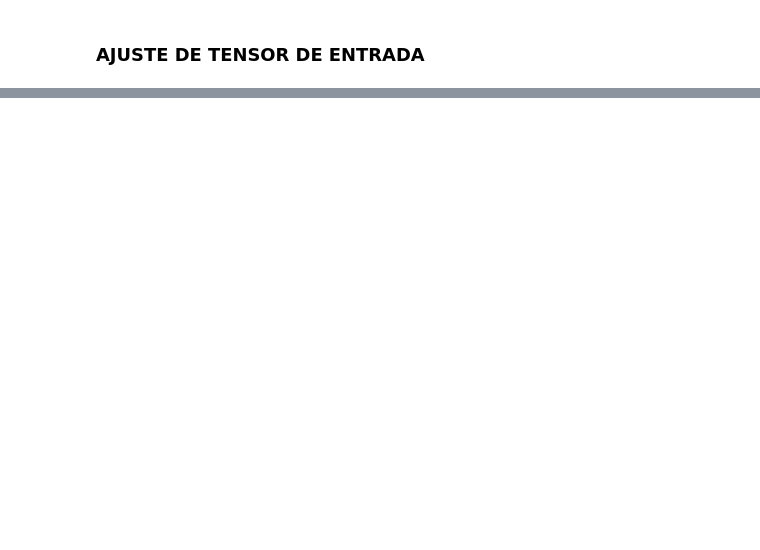
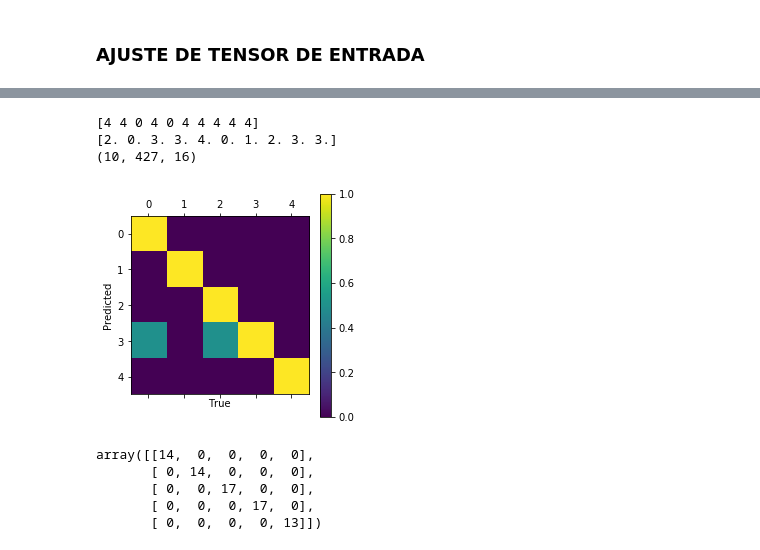
Before and after one commit to IvanDanielVillegas/Entrenamiento, a Jupyter notebook: Entrenamiento.ipynb, the cells around one changed output, grey strips where cells are left out. Drawn from its saved outputs; the diff is of its cells as text; code cells hidden in the pictures; blank space fills up the shorter version.

```diff
--- a/Entrenamiento.ipynb
+++ b/Entrenamiento.ipynb
@@ -209,0 +224,26 @@ Label distribution: [0. 1. 2. 3.], total classes 4
+# %%
+input_shape = (427,16)
+inputs = keras.layers.Input(input_shape)
+x = keras.layers.Conv1D(16, 250, activation='relu',input_shape=input_shape)(inputs)
+x = keras.layers.MaxPool1D(pool_size=2, strides = 2, padding = 'same')(x)
+x = keras.layers.Conv1D(16, 80, activation='relu',input_shape=input_shape)(x)
+x = keras.layers.MaxPool1D(pool_size=2, strides = 2, padding = 'same')(x)
+x = keras.layers.Flatten()(x)
+x = keras.layers.Dense(256,activation = 'relu')(x)
+x = keras.layers.Dropout(0.2)(x)
+outputs = keras.layers.Dense(units=5, activation= 'softmax')(x)
+
+model = keras.Model(inputs = inputs, outputs=outputs, name ='model_sing')
+
+checkpoint = ModelCheckpoint('MejorPrueba_sin_Scaling.h5',
+                             monitor='val_loss',
+                             verbose=1,
+                             save_best_only= True,
+                             mode='auto')
+
+model.compile(optimizer = 'adam' , loss = 'sparse_categorical_crossentropy' , metrics = ['accuracy'])
+model.summary()
+
+model_json = model.to_json()
+with open("model.json", "w") as json_file:
+    json_file.write(model_json)
@@ -209,0 +268,3 @@ Label distribution: [0. 1. 2. 3.], total classes 4
+# %%
+history = model.fit(x_train,y_train, epochs= 100, validation_data=(x_val,y_val),callbacks=[checkpoint])
+data = (x_val, y_val)
@@ -209,0 +289,11 @@ Label distribution: [0. 1. 2. 3.], total classes 4
+# %%
+class_pred = model.predict(x_test, batch_size=32)
+class_pred = np.argmax(class_pred, axis=1)
+print(class_pred)
+print(y_test)
+confusion_matrix(y_test, class_pred)
+print(x_test.shape)
+# %% [output]
+[4 4 0 4 0 4 4 4 4 4]
+[2. 0. 3. 3. 4. 0. 1. 2. 3. 3.]
+(10, 427, 16)
@@ -209,0 +302,21 @@ Label distribution: [0. 1. 2. 3.], total classes 4
+# %%
+from sklearn.metrics import confusion_matrix
+mat = confusion_matrix(y_test,class_pred)
+mat = mat/np.max(mat,axis=0) #normaliza
+plt.matshow(mat)
+plt.colorbar()
+plt.xlabel("True")
+plt.ylabel("Predicted")
+plt.show()
+# %% [output]
+[figure, added]
+# %%
+class_pred = model.predict(x_train, batch_size=32)
+class_pred = np.argmax(class_pred, axis=1)
+confusion_matrix(y_train, class_pred)
+# %% [output]
+array([[14,  0,  0,  0,  0],
+       [ 0, 14,  0,  0,  0],
+       [ 0,  0, 17,  0,  0],
+       [ 0,  0,  0, 17,  0],
+       [ 0,  0,  0,  0, 13]])
```
Also changed, not shown: parts of 29 cells of this notebook, 2 other files.
